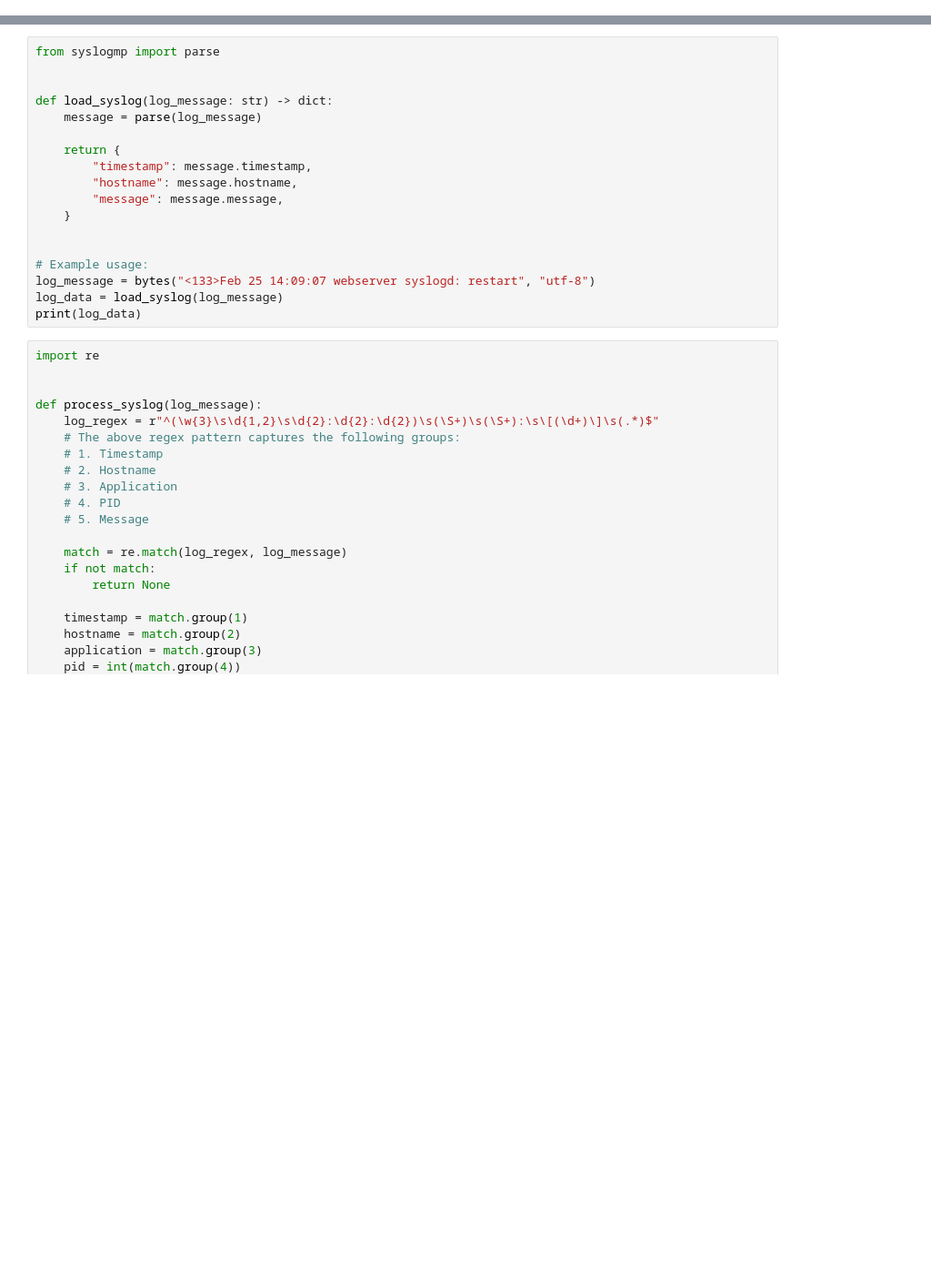
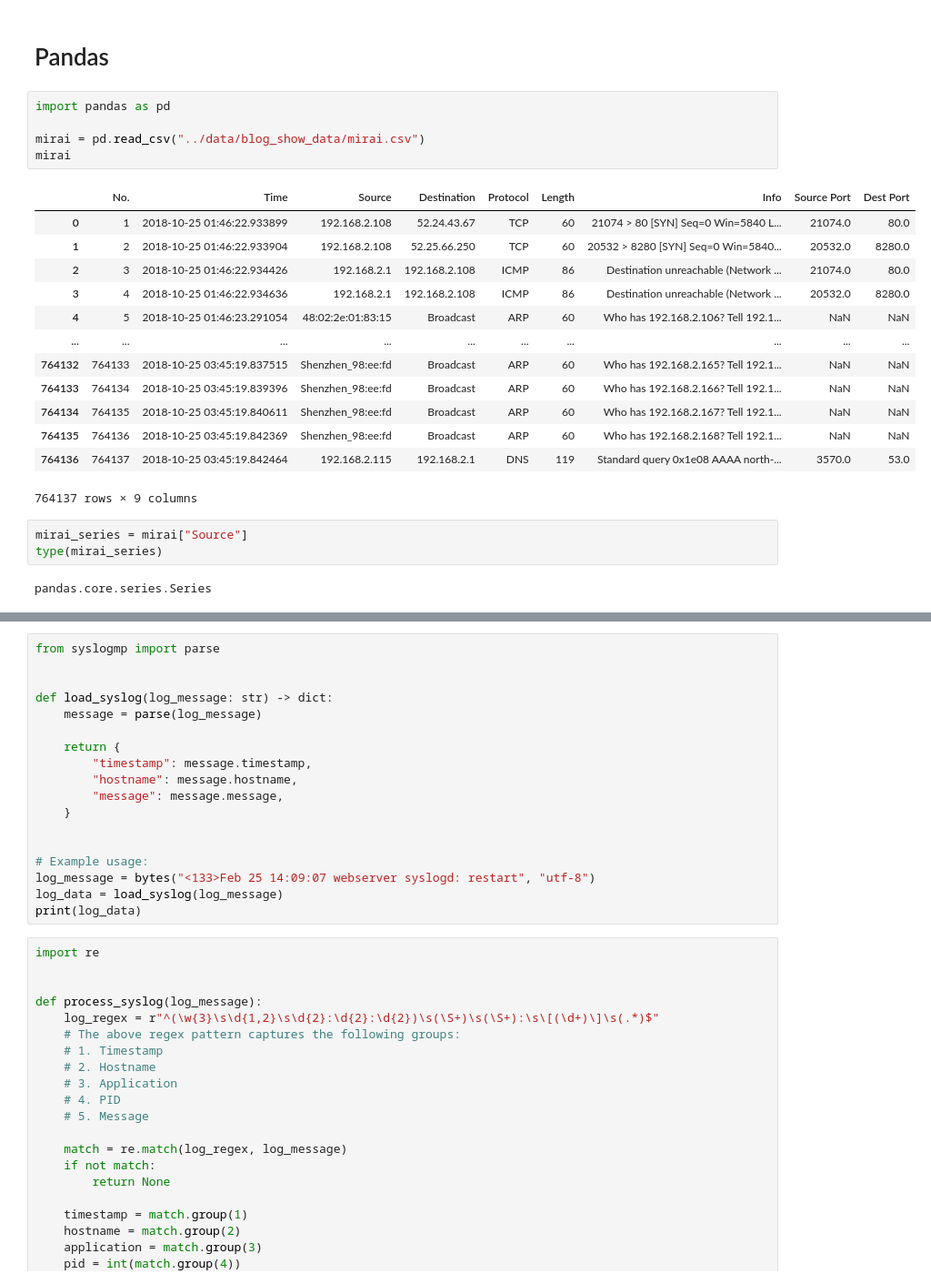
Before and after one commit to mundruid/cyber-ml, a Jupyter notebook: cyber_ml/blog_show_data_2.ipynb, the cells around one changed output, grey strips where cells are left out. Shown at 91% size. Saved outputs shown, nothing was run; the diff lists cells and outputs as text; blank space fills up the shorter version.

```diff
--- a/cyber_ml/blog_show_data_2.ipynb
+++ b/cyber_ml/blog_show_data_2.ipynb
@@ -0,0 +1,26 @@
+# %% [markdown]
+# Pandas
+# %%
+import pandas as pd
+
+mirai = pd.read_csv("../data/blog_show_data/mirai.csv")
+mirai
+# %% [output]
+|  | No. | Time | Source | Destination | Protocol | Length | Info | Source Port | Dest Port |
+| 0 | 1 | 2018-10-25 01:46:22.933899 | 192.168.2.108 | 52.24.43.67 | TCP | 60 | 21074 > 80 [SYN] Seq=0 Win=5840 L... | 21074.0 | 80.0 |
+| 1 | 2 | 2018-10-25 01:46:22.933904 | 192.168.2.108 | 52.25.66.250 | TCP | 60 | 20532 > 8280 [SYN] Seq=0 Win=5840... | 20532.0 | 8280.0 |
+| 2 | 3 | 2018-10-25 01:46:22.934426 | 192.168.2.1 | 192.168.2.108 | ICMP | 86 | Destination unreachable (Network ... | 21074.0 | 80.0 |
+| 3 | 4 | 2018-10-25 01:46:22.934636 | 192.168.2.1 | 192.168.2.108 | ICMP | 86 | Destination unreachable (Network ... | 20532.0 | 8280.0 |
+| 4 | 5 | 2018-10-25 01:46:23.291054 | 48:02:2e:01:83:15 | Broadcast | ARP | 60 | Who has 192.168.2.106? Tell 192.1... | NaN | NaN |
+| ... | ... | ... | ... | ... | ... | ... | ... | ... | ... |
+| 764132 | 764133 | 2018-10-25 03:45:19.837515 | Shenzhen_98:ee:fd | Broadcast | ARP | 60 | Who has 192.168.2.165? Tell 192.1... | NaN | NaN |
+| 764133 | 764134 | 2018-10-25 03:45:19.839396 | Shenzhen_98:ee:fd | Broadcast | ARP | 60 | Who has 192.168.2.166? Tell 192.1... | NaN | NaN |
+| 764134 | 764135 | 2018-10-25 03:45:19.840611 | Shenzhen_98:ee:fd | Broadcast | ARP | 60 | Who has 192.168.2.167? Tell 192.1... | NaN | NaN |
+| 764135 | 764136 | 2018-10-25 03:45:19.842369 | Shenzhen_98:ee:fd | Broadcast | ARP | 60 | Who has 192.168.2.168? Tell 192.1... | NaN | NaN |
+| 764136 | 764137 | 2018-10-25 03:45:19.842464 | 192.168.2.115 | 192.168.2.1 | DNS | 119 | Standard query 0x1e08 AAAA north-... | 3570.0 | 53.0 |
+764137 rows × 9 columns
+# %%
+mirai_series = mirai["Source"]
+type(mirai_series)
+# %% [output]
+pandas.core.series.Series
```
Also changed, not shown: parts of 18 cells of this notebook, 3 other files.
